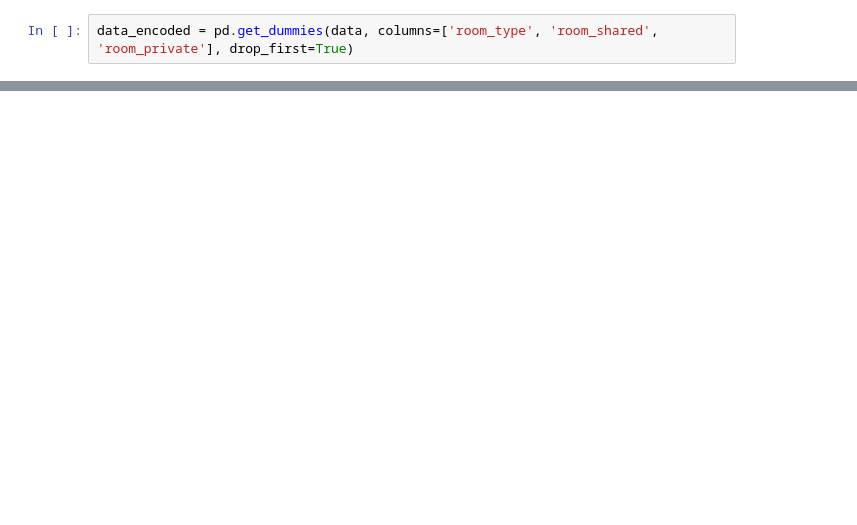
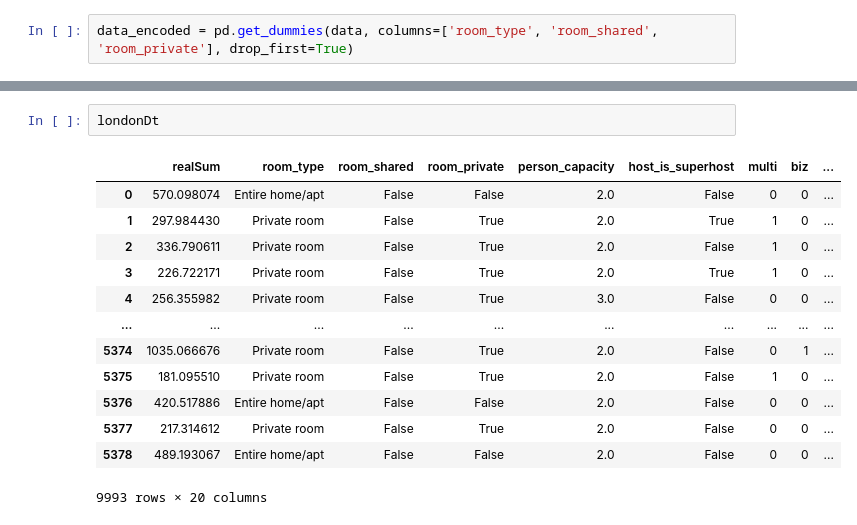
Before and after one commit to Babreucosta/CA2_Strategic_Thinking, a Jupyter notebook: CA 2 Strategic Thinking.ipynb, the cells around one changed output, grey strips where cells are left out. Cells and saved outputs as stored; diff of their text form; blank space fills up the shorter version.

```diff
--- a/CA 2 Strategic Thinking.ipynb
+++ b/CA 2 Strategic Thinking.ipynb
@@ -1069,0 +1070,16 @@ print(roomtype_count)
+# %%
+londonDt
+# %% [output]
+|  | realSum | room_type | room_shared | room_private | person_capacity | host_is_superhost | multi | biz | ... |
+| 0 | 570.098074 | Entire home/apt | False | False | 2.0 | False | 0 | 0 | ... |
+| 1 | 297.984430 | Private room | False | True | 2.0 | True | 1 | 0 | ... |
+| 2 | 336.790611 | Private room | False | True | 2.0 | False | 1 | 0 | ... |
+| 3 | 226.722171 | Private room | False | True | 2.0 | True | 1 | 0 | ... |
+| 4 | 256.355982 | Private room | False | True | 3.0 | False | 0 | 0 | ... |
+| ... | ... | ... | ... | ... | ... | ... | ... | ... | ... |
+| 5374 | 1035.066676 | Private room | False | True | 2.0 | False | 0 | 1 | ... |
+| 5375 | 181.095510 | Private room | False | True | 2.0 | False | 1 | 0 | ... |
+| 5376 | 420.517886 | Entire home/apt | False | False | 2.0 | False | 0 | 0 | ... |
+| 5377 | 217.314612 | Private room | False | True | 2.0 | False | 0 | 0 | ... |
+| 5378 | 489.193067 | Entire home/apt | False | False | 2.0 | False | 0 | 0 | ... |
+9993 rows × 20 columns
```
Also changed, not shown: parts of 56 cells of this notebook.
